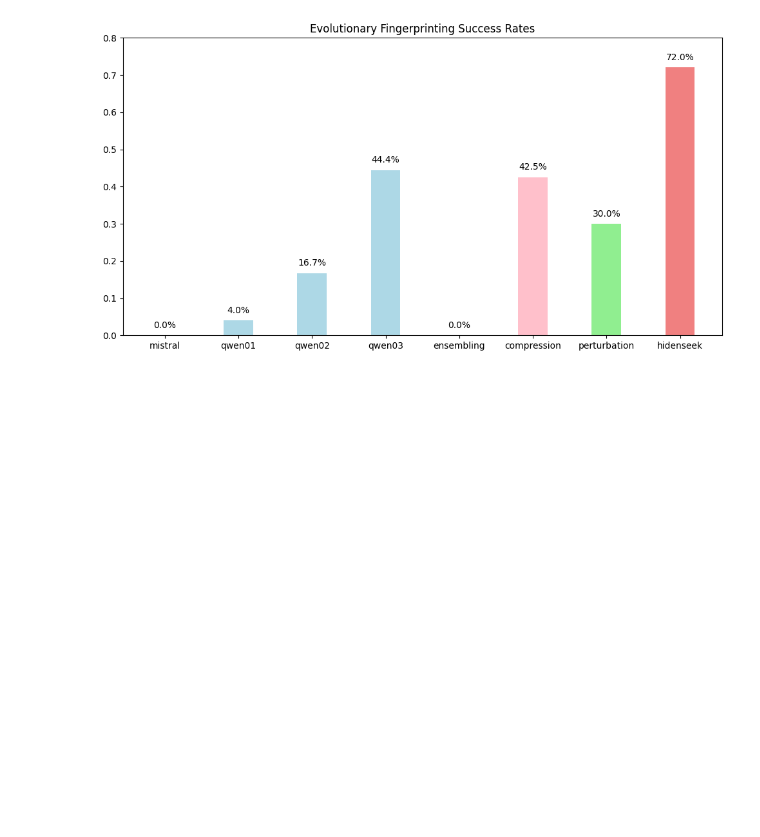
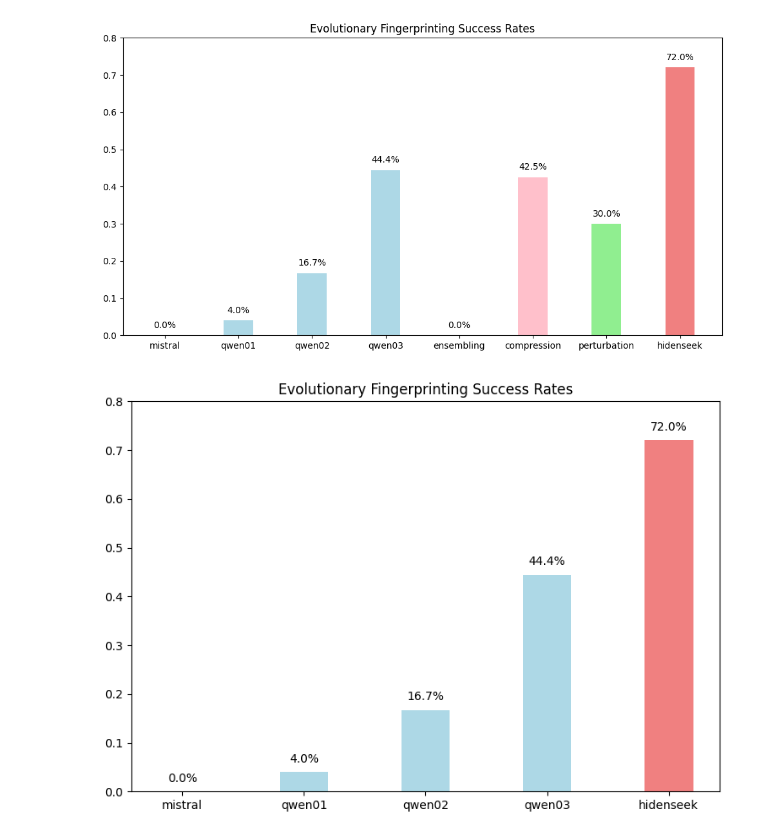
Before and after one commit to lukecurrier/CantFindMe, a Jupyter notebook: results/graphing.ipynb, the cells around one changed output. Saved outputs shown, nothing was run; the diff lists cells and outputs as text; code cells hidden in the pictures; blank space fills up the shorter version.

```diff
--- a/results/graphing.ipynb
+++ b/results/graphing.ipynb
@@ -26,3 +26,18 @@ plt.title('Evolutionary Fingerprinting Success Rates')
 plt.show()
 # %% [output]
 [figure]
+# %%
+labels = ['mistral', 'qwen01', 'qwen02', 'qwen03', 'hidenseek']
+values = [mistral, qwen_01, qwen_02, qwen_03, hidenseek]
+colors = ['lightblue', 'lightblue', 'lightblue', 'lightblue', 'lightcoral']
+
+plt.figure(figsize=(9, 6))
+plt.bar(labels, values, width=0.4, color=colors)
+for i, value in enumerate(values):
+    plt.text(i, value + 0.02, f'{value*100:.1f}%', ha='center')
+
+plt.ylim(0, 0.8)
+plt.title('Evolutionary Fingerprinting Success Rates')
+plt.show()
+# %% [output]
+[figure, added]
```
Also changed, not shown: parts of 1 cell of this notebook, 1 other file.
